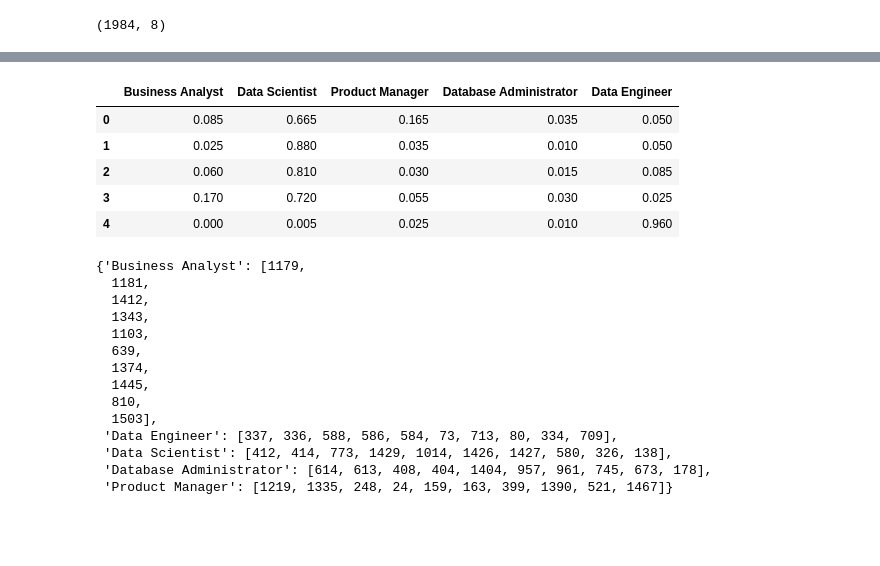
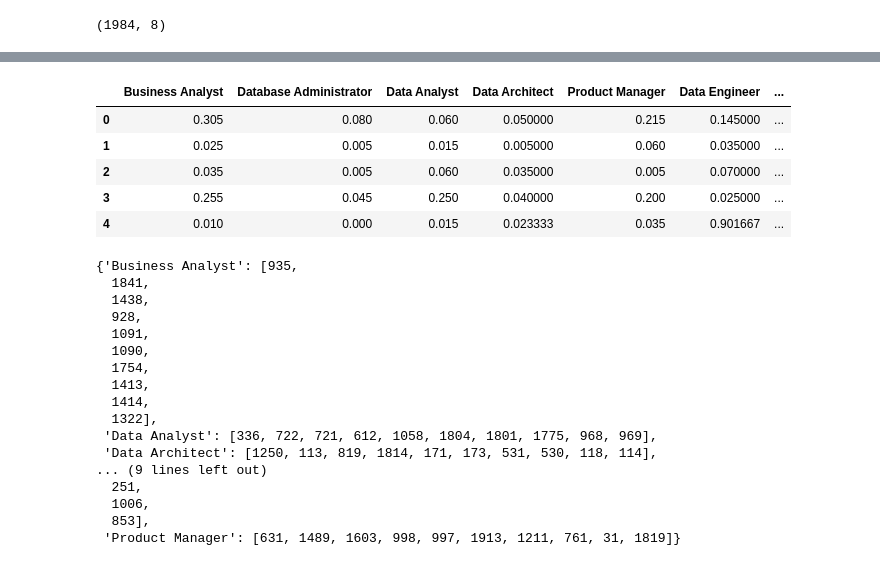
Before and after one commit to JadeYu/JoBreaker, a Jupyter notebook: analyses/Building_pipeline.ipynb, the cells around one changed output, grey strips where cells are left out. Cells and saved outputs as stored; diff of their text form; code cells hidden in the pictures; blank space fills up the shorter version.

```diff
--- a/analyses/Building_pipeline.ipynb
+++ b/analyses/Building_pipeline.ipynb
@@ -130,29 +141,32 @@ likelihoods.to_csv("../metrics/likelihoods_table_medium.csv")
 # %%
-ll_table = pd.read_csv("../metrics/likelihoods_table_medium.csv", index_col=0)
+ll_table = pd.read_csv("../metrics/likelihoods_table_all.csv", index_col=0)
 ll_table.head()
 # %% [output]
-|  | Business Analyst | Data Scientist | Product Manager | Database Administrator | Data Engineer |
-| 0 | 0.085 | 0.665 | 0.165 | 0.035 | 0.050 |
-| 1 | 0.025 | 0.880 | 0.035 | 0.010 | 0.050 |
-| 2 | 0.060 | 0.810 | 0.030 | 0.015 | 0.085 |
-| 3 | 0.170 | 0.720 | 0.055 | 0.030 | 0.025 |
-| 4 | 0.000 | 0.005 | 0.025 | 0.010 | 0.960 |
+|  | Business Analyst | Database Administrator | Data Analyst | Data Architect | Product Manager | Data Engineer | ... |
+| 0 | 0.305 | 0.080 | 0.060 | 0.050000 | 0.215 | 0.145000 | ... |
+| 1 | 0.025 | 0.005 | 0.015 | 0.005000 | 0.060 | 0.035000 | ... |
+| 2 | 0.035 | 0.005 | 0.060 | 0.035000 | 0.005 | 0.070000 | ... |
+| 3 | 0.255 | 0.045 | 0.250 | 0.040000 | 0.200 | 0.025000 | ... |
+| 4 | 0.010 | 0.000 | 0.015 | 0.023333 | 0.035 | 0.901667 | ... |
 # %%
 prototypes = gkw.get_prototypes(ll_table)
 prototypes
 # %% [output]
-{'Business Analyst': [1179,
-  1181,
-  1412,
-  1343,
-  1103,
-  639,
-  1374,
-  1445,
-  810,
-  1503],
- 'Data Engineer': [337, 336, 588, 586, 584, 73, 713, 80, 334, 709],
- 'Data Scientist': [412, 414, 773, 1429, 1014, 1426, 1427, 580, 326, 138],
- 'Database Administrator': [614, 613, 408, 404, 1404, 957, 961, 745, 673, 178],
- 'Product Manager': [1219, 1335, 248, 24, 159, 163, 399, 1390, 521, 1467]}
+{'Business Analyst': [935,
+  1841,
+  1438,
+  928,
+  1091,
+  1090,
+  1754,
+  1413,
+  1414,
+  1322],
+ 'Data Analyst': [336, 722, 721, 612, 1058, 1804, 1801, 1775, 968, 969],
+ 'Data Architect': [1250, 113, 819, 1814, 171, 173, 531, 530, 118, 114],
+... (9 lines left out)
+  251,
+  1006,
+  853],
+ 'Product Manager': [631, 1489, 1603, 998, 997, 1913, 1211, 761, 31, 1819]}
 # %%
```
Also changed, not shown: parts of 16 cells of this notebook, 7 other files.
